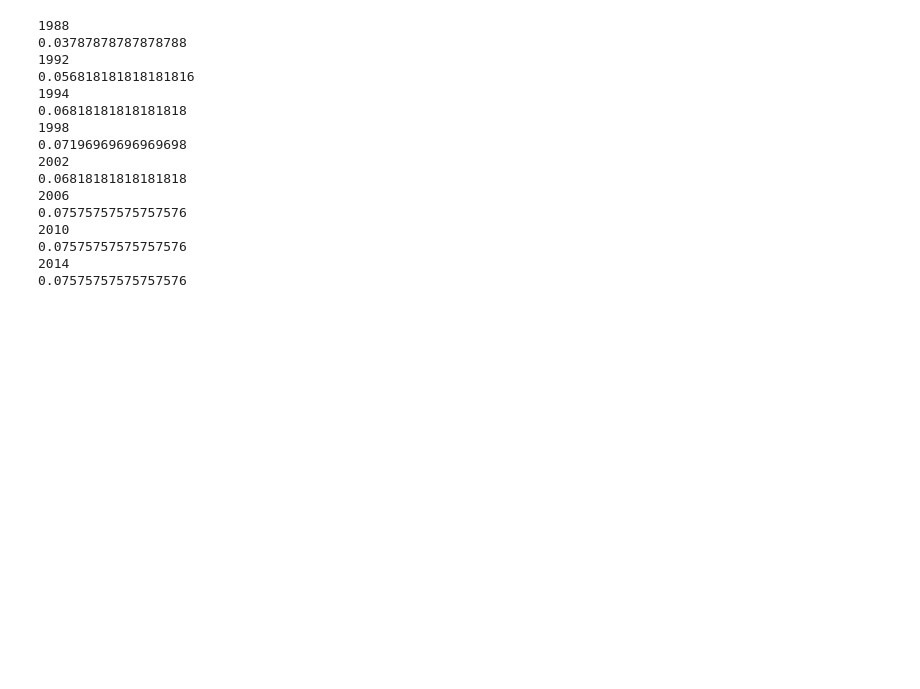
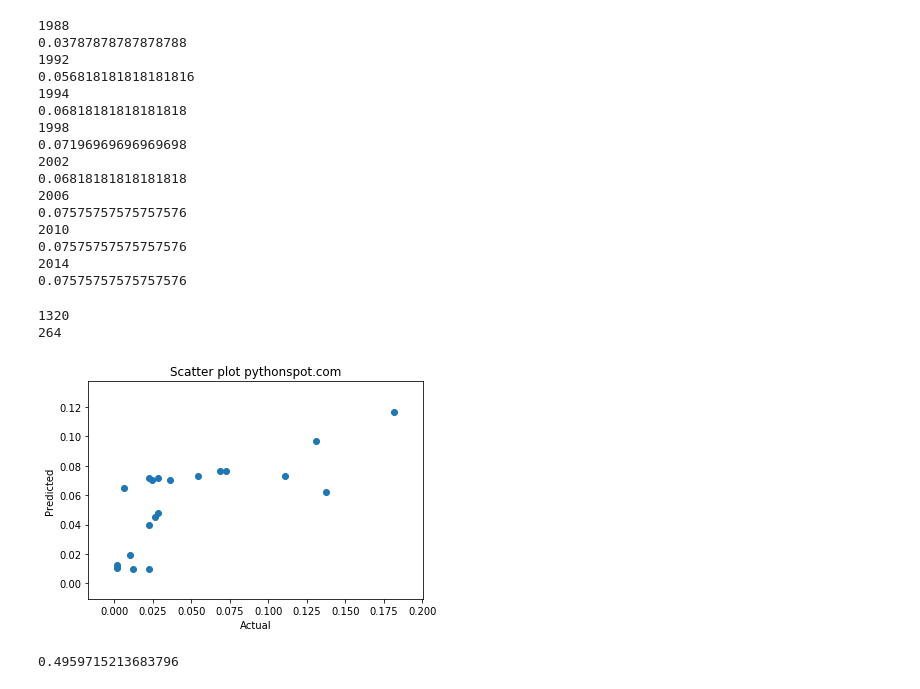
Before and after one commit to rustammm/economics-winter-olympics-stat, a Jupyter notebook: Model.ipynb, the cells around one changed output. Saved outputs shown, nothing was run; the diff lists cells and outputs as text; code cells hidden in the pictures; blank space fills up the shorter version.

```diff
--- a/Model.ipynb
+++ b/Model.ipynb
@@ -183,7 +183,7 @@ y  = [] # medals
 y2 = [] # classification, if have medals
 
 feature_names = ["population", "pcgdp", "electricity", "gini", "life_exp"]
-feature_names = ["population", "pcgdp", "life_exp"]
+#feature_names = ["population", "pcgdp", "life_exp"]
 mean_year_diff = 7
 def split(test_year, regression=True):
     X_train, y_train, X_test, y_test = [], [], [], []
@@ -201,7 +201,7 @@ def split(test_year, regression=True):
                 features.append(a.mean())
 
             target = float(winter[year].iloc[i])
-            if not year in test_year:
+            if not (year in test_year):
                 X_train.append(features)
                 y_train.append(target)
                 y2_train.append(target > 0)
@@ -212,6 +212,7 @@ def split(test_year, regression=True):
 
     if not regression:
         y_train, y_test = y2_train, y2_test
+
     return np.array(X_train), np.array(y_train), np.array(X_test), np.array(y_test)
 # %%
 X, y, _, _ = split([2020], True)
@@ -361,3 +417,22 @@ for year in YEARS:
 0.07575757575757576
 2014
 0.07575757575757576
+# %%
+X_train, y_train, X_test, y_test = split([2014], True)
+X_train, y_train = get_only_positive(X_train, y_train)
+X_test, y_test = get_only_positive(X_test, y_test)
+m = ensemble.GradientBoostingRegressor(n_estimators=30, max_depth=3).fit(X_train, y_train)
+y_predicted = m.predict(X_test)
+
+
+plt.scatter(y_test, y_predicted)
+plt.title('Scatter plot pythonspot.com')
+plt.xlabel('Actual')
+plt.ylabel('Predicted')
+plt.show()
+print(m.score(X_test, y_test))
+# %% [output]
+1320
+264
+[figure, added]
+0.4959715213683796
```
Also changed, not shown: parts of 6 cells of this notebook.
